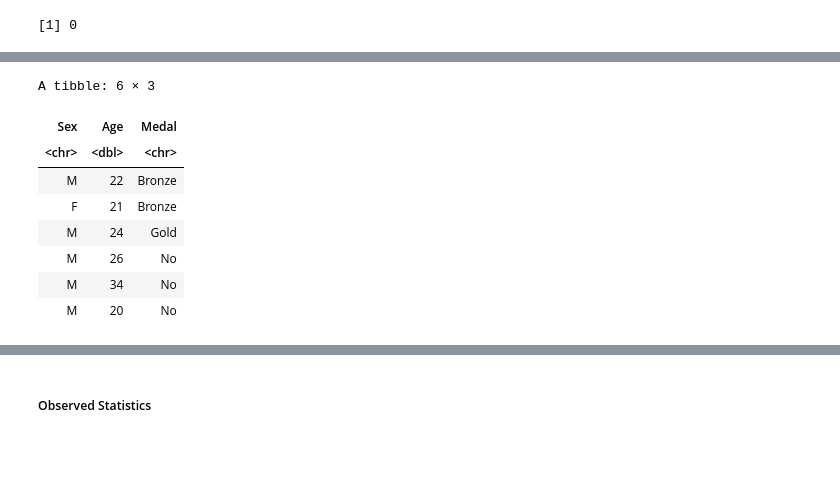
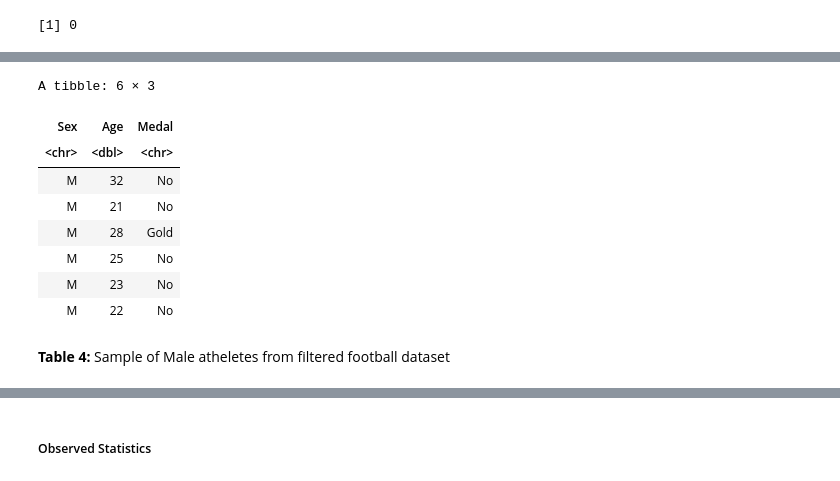
Before and after one commit to aron-bram/STAT-201-2023W1-GROUP-6, a Jupyter notebook: project-final-report.ipynb, the cells around one changed output, grey strips where cells are left out. Cells and saved outputs as stored; diff of their text form; code cells hidden in the pictures; blank space fills up the shorter version.

```diff
--- a/project-final-report.ipynb
+++ b/project-final-report.ipynb
@@ -170,17 +162,23 @@ Just like in actual world scenario, we take only one sample without replacement
 # %%
-set.seed(1234) #for better reproducibility
+set.seed(1234) #for better reproducibility do not change this
 
-football_sample <- football_data %>%
+male_sample <- football_data %>%
+                  filter(Sex == "M") %>%
+                  sample_n(size = 600)
+female_sample <- football_data %>%
+                  filter(Sex == "F") %>%
                   sample_n(size = 600)
 
-head(football_sample)
+head(male_sample)
 # %% [output]
 A tibble: 6 × 3
 | Sex | Age | Medal |
 | <chr> | <dbl> | <chr> |
-| M | 22 | Bronze |
-| F | 21 | Bronze |
-| M | 24 | Gold |
-| M | 26 | No |
-| M | 34 | No |
-| M | 20 | No |
+| M | 32 | No |
+| M | 21 | No |
+| M | 28 | Gold |
+| M | 25 | No |
+| M | 23 | No |
+| M | 22 | No |
+# %% [markdown]
+<b>Table 4:</b> Sample of Male atheletes from filtered football dataset
```
Also changed, not shown: parts of 34 cells of this notebook.
